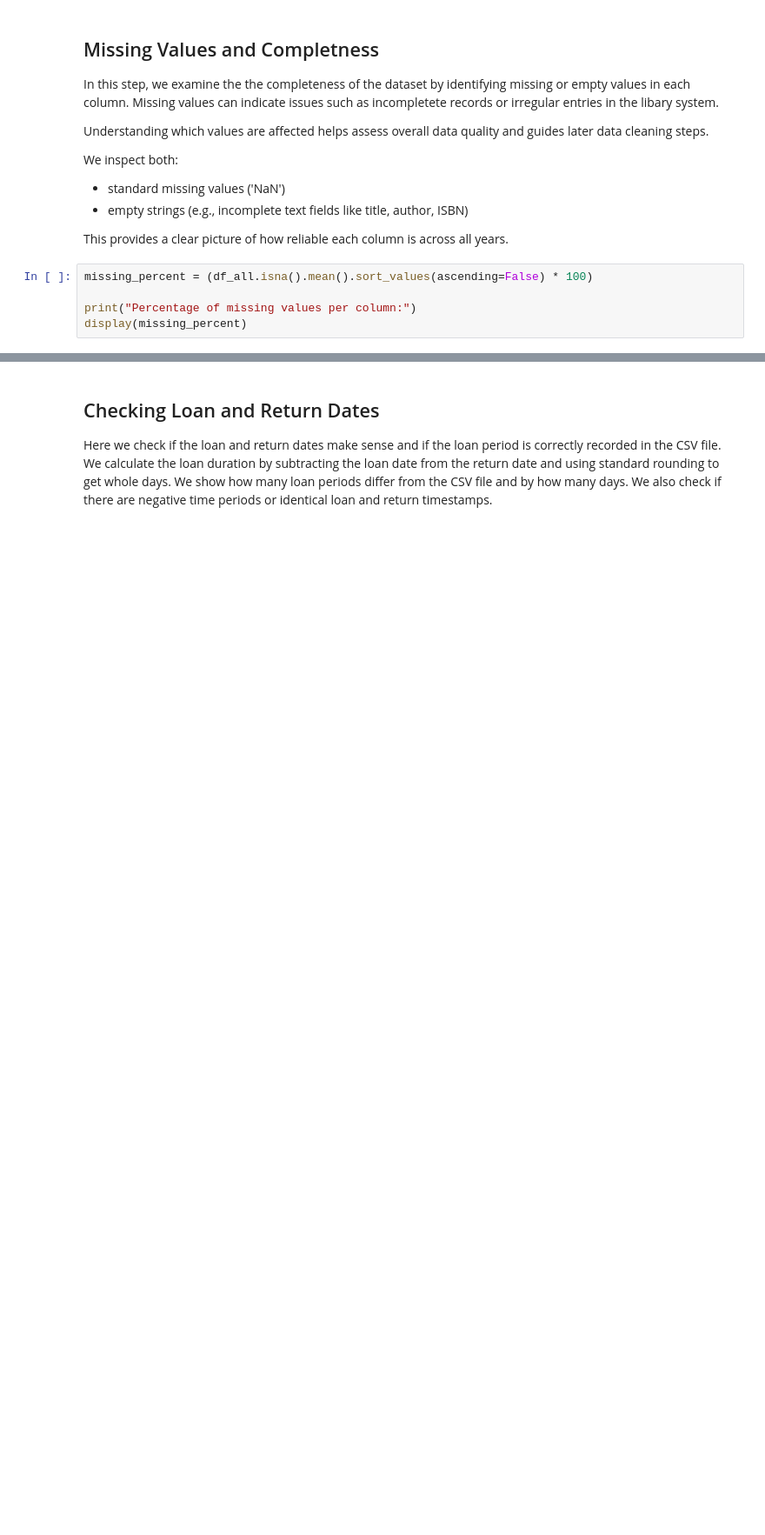
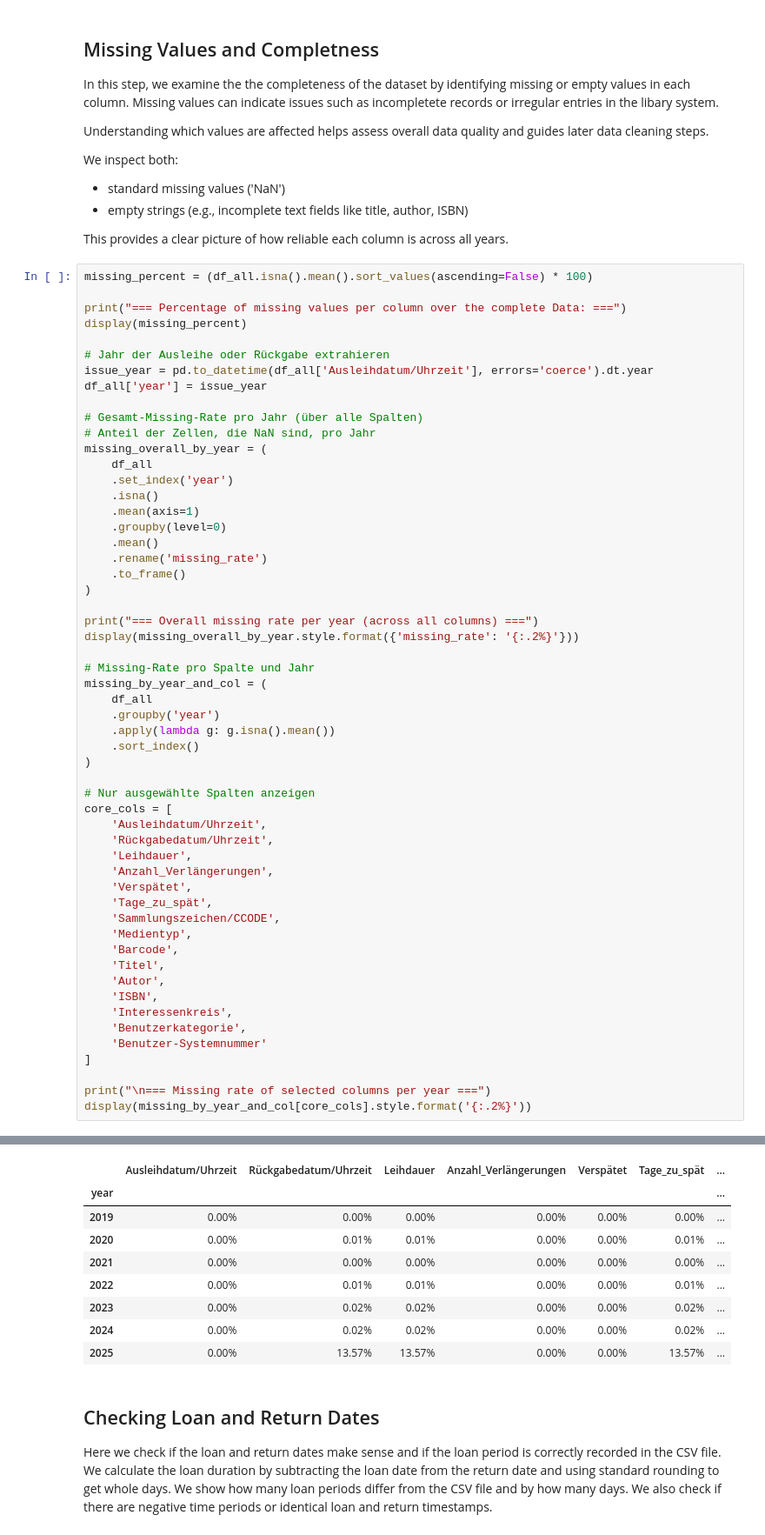
Before and after one commit to RobinAllgeier/Data_Literacy, a Jupyter notebook: notebooks/sanity-check.ipynb, the cells around one changed output, grey strips where cells are left out. Shown at 87% size. Saved outputs shown, nothing was run; the diff lists cells and outputs as text; blank space fills up the shorter version.

Commit message:
add more detailed information about missing entries

```diff
--- a/notebooks/sanity-check.ipynb
+++ b/notebooks/sanity-check.ipynb
@@ -131,6 +131,56 @@ This provides a clear picture of how reliable each column is across all years.
 # %%
 missing_percent = (df_all.isna().mean().sort_values(ascending=False) * 100)
 
-print("Percentage of missing values per column:")
+print("=== Percentage of missing values per column over the complete Data: ===")
 display(missing_percent)
+
+# Jahr der Ausleihe oder Rückgabe extrahieren
+issue_year = pd.to_datetime(df_all['Ausleihdatum/Uhrzeit'], errors='coerce').dt.year
+df_all['year'] = issue_year
+
+# Gesamt-Missing-Rate pro Jahr (über alle Spalten)
+# Anteil der Zellen, die NaN sind, pro Jahr
+missing_overall_by_year = (
+    df_all
+    .set_index('year')
+    .isna()
+    .mean(axis=1)
+    .groupby(level=0)
+    .mean()
+    .rename('missing_rate')
+    .to_frame()
+)
+
+print("=== Overall missing rate per year (across all columns) ===")
+display(missing_overall_by_year.style.format({'missing_rate': '{:.2%}'}))
+
+# Missing-Rate pro Spalte und Jahr
+missing_by_year_and_col = (
+    df_all
+    .groupby('year')
+    .apply(lambda g: g.isna().mean())
+    .sort_index()
+)
+
+# Nur ausgewählte Spalten anzeigen
+core_cols = [
+    'Ausleihdatum/Uhrzeit',
+    'Rückgabedatum/Uhrzeit',
+    'Leihdauer',
+    'Anzahl_Verlängerungen',
+    'Verspätet',
+    'Tage_zu_spät',
+    'Sammlungszeichen/CCODE',
+    'Medientyp',
+    'Barcode',
+    'Titel',
+    'Autor',
+    'ISBN',
+    'Interessenkreis',
+    'Benutzerkategorie',
+    'Benutzer-Systemnummer'
+]
+
+print("\n=== Missing rate of selected columns per year ===")
+display(missing_by_year_and_col[core_cols].style.format('{:.2%}'))
 # %% [output]
@@ -155,3 +216,12 @@ dtype: float64
+|  | Ausleihdatum/Uhrzeit | Rückgabedatum/Uhrzeit | Leihdauer | Anzahl_Verlängerungen | Verspätet | Tage_zu_spät | ... |
+| year |  |  |  |  |  |  | ... |
+| 2019 | 0.00% | 0.00% | 0.00% | 0.00% | 0.00% | 0.00% | ... |
+| 2020 | 0.00% | 0.01% | 0.01% | 0.00% | 0.00% | 0.01% | ... |
+| 2021 | 0.00% | 0.00% | 0.00% | 0.00% | 0.00% | 0.00% | ... |
+| 2022 | 0.00% | 0.01% | 0.01% | 0.00% | 0.00% | 0.01% | ... |
+| 2023 | 0.00% | 0.02% | 0.02% | 0.00% | 0.00% | 0.02% | ... |
+| 2024 | 0.00% | 0.02% | 0.02% | 0.00% | 0.00% | 0.02% | ... |
+| 2025 | 0.00% | 13.57% | 13.57% | 0.00% | 0.00% | 13.57% | ... |
 # %% [markdown]
 ## Checking Loan and Return Dates
 
```
Also changed, not shown: parts of 1 cell of this notebook.
